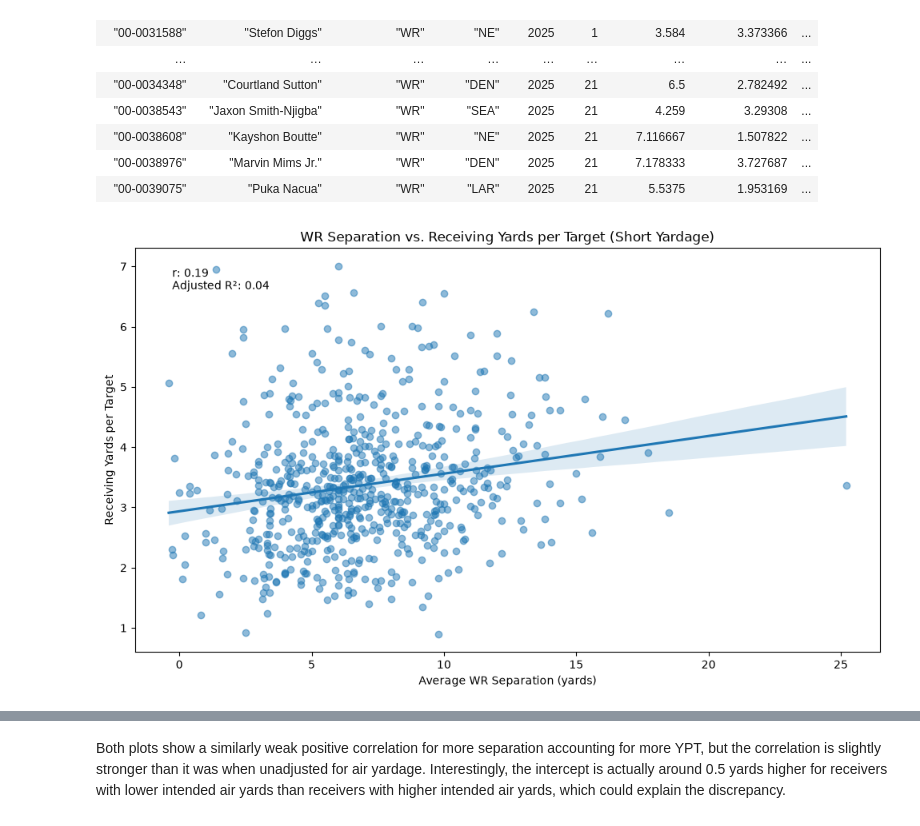
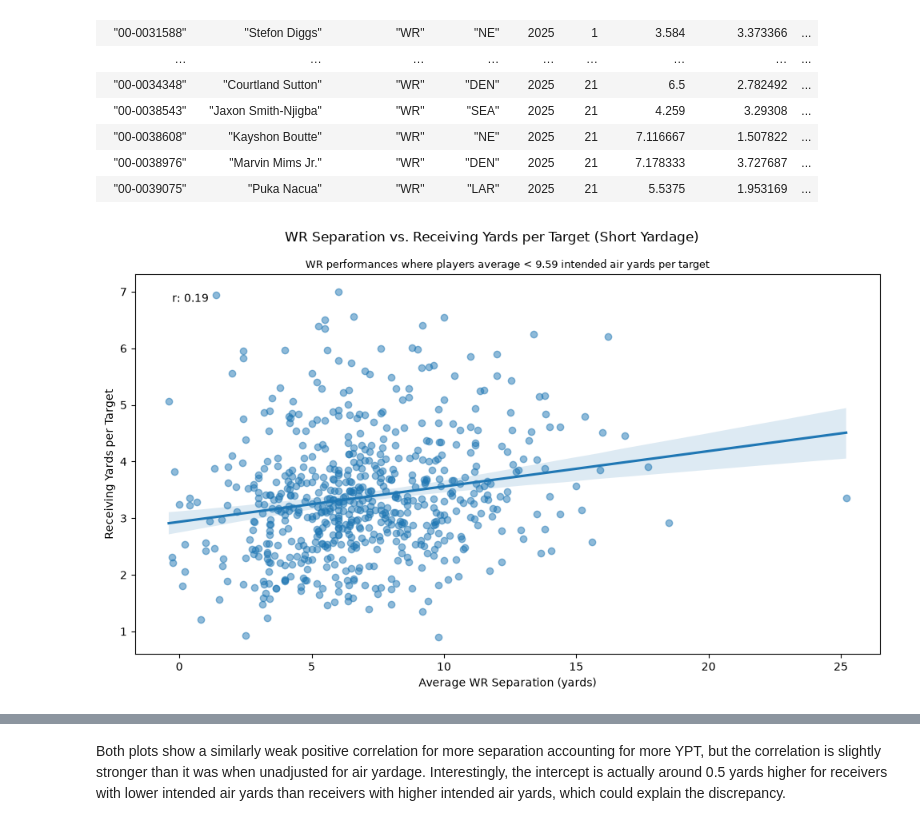
Before and after one commit to acimma3/cs418-football, a Jupyter notebook: eda_revised_q.ipynb, the cells around one changed output, grey strips where cells are left out. Drawn from its saved outputs; the diff is of its cells as text; code cells hidden in the pictures.

```diff
--- a/eda_revised_q.ipynb
+++ b/eda_revised_q.ipynb
@@ -122,28 +276,25 @@ plot2 = recStatsHighYardage.to_pandas()
 # %%
 # short yardage depth plot
 plt.figure(figsize=(10,6))
 sns.regplot(data=plot1,
             x="yards_per_target",
             y="avg_separation",
             scatter_kws = {"alpha": 0.5})
 
-plt.title("WR Separation vs. Receiving Yards per Target (Short Yardage)")
+plt.suptitle("WR Separation vs. Receiving Yards per Target (Short Yardage)")
+plt.title("WR performances where players average < 9.59 intended air yards per target",
+          fontsize = 9)
 plt.xlabel("Average WR Separation (yards)")
 plt.ylabel("Receiving Yards per Target")
 
 # show correlation coefficient on plot
 correlation = plot1["yards_per_target"].corr(plot1["avg_separation"])
 plt.text(0.05, 0.95, f"r: {correlation:.2f}", transform=plt.gca().transAxes, va="top")
 
-# show adj r^2 on plot data. adjusted r^2 is a measure of how well the regression line fits the data,
-# adjusted to take model density into account
-adj_r_squared = plot1["yards_per_target"].corr(plot1["avg_separation"]) ** 2
-plt.text(0.05, 0.92, f"Adjusted R²: {adj_r_squared:.2f}", transform=plt.gca().transAxes, va="top")
-
 plt.tight_layout()
 plt.show()
 # %% [output]
-[figure, old version]
+[figure, new version]
 # %%
 # long yardage depth plot
 plt.figure(figsize=(10,6))
```
Also changed, not shown: parts of 10 cells of this notebook.
